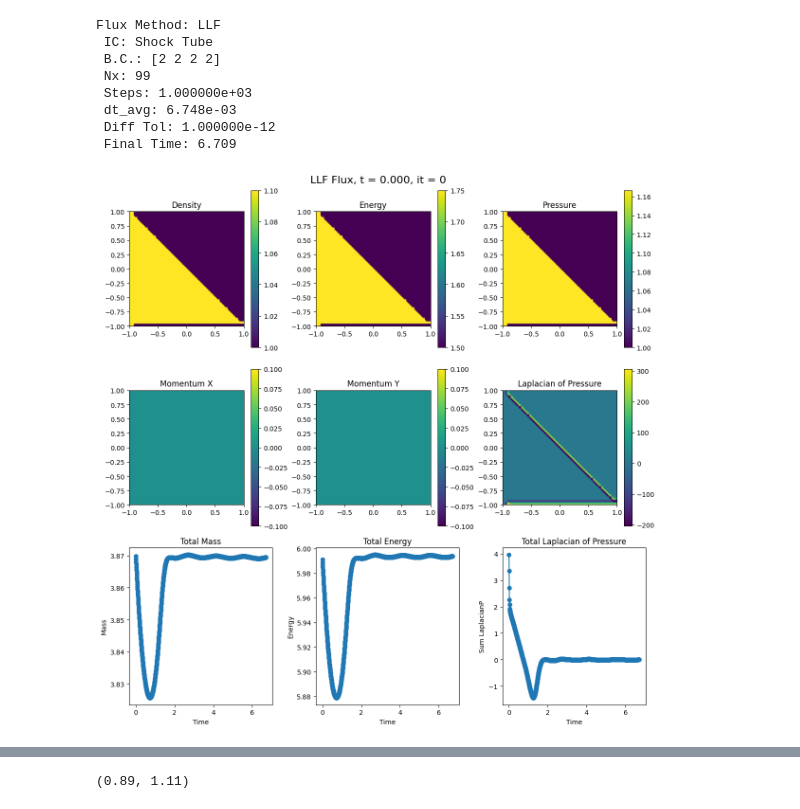
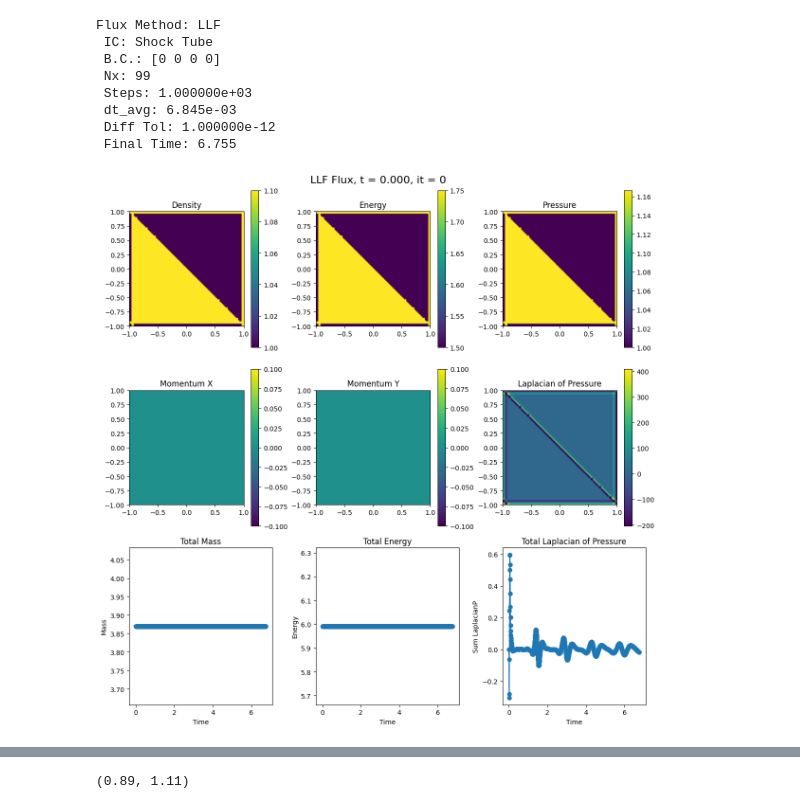
Before and after one commit to Jimbo-Coder/PyFluid, a Jupyter notebook: main.ipynb, the cells around one changed output, grey strips where cells are left out. Drawn from its saved outputs; the diff is of its cells as text; code cells hidden in the pictures.

```diff
--- a/main.ipynb
+++ b/main.ipynb
@@ -358,9 +358,9 @@ class Fluid2D:
                self.momentum[:,:,-self.ng:] = self.momentum[:,:,-2*self.ng:-self.ng]
                self.momentum[0,:,-self.ng:] *= -1.0
             if self.bci[2] == 2: #BOTTOM Reflection
-               self.rho[:self.ng,:] = self.rho[-2*self.ng:-self.ng,:]
-               self.energy[:self.ng,:] = self.energy[-2*self.ng:-self.ng,:]
-               self.momentum[:, :self.ng,:] = self.momentum[:, -2*self.ng:-self.ng,:]
+               self.rho[:self.ng,:] = self.rho[self.ng:2*self.ng,:]
+               self.energy[:self.ng,:] = self.energy[self.ng:2*self.ng,:]
+               self.momentum[:, :self.ng,:] = self.momentum[:, self.ng:2*self.ng,:]
                self.momentum[1,:self.ng,:] *= -1.0
             if self.bci[3] == 2: #TOP Reflection
                self.rho[-self.ng:,:] = self.rho[-2*self.ng:-self.ng,:]
@@ -553,38 +553,38 @@ class Fluid2D:
         P_xx, bad = np.gradient(self.gradPs[0],self.dx, axis=(1,2))
         bad,P_yy = np.gradient(self.gradPs[1],self.dx, axis=(1,2))
         self.lapPs = (P_xx + P_yy)
         self.laptots = np.sum(self.lapPs, axis=(1,2)) * self.dx * self.dx
 
 
 x0t = -1.0; x1t = 1.0;  nxt = 99;
 Nsteps =1e3
 #IC Key
 #[0 = Central Circular Shock, 1 = Central Square Shock, 2 = Wave, 3 = Vortex, 4 = Shock Tube]
 ici = 4
 #BC Key
 #[0 = Periodic, 1 = Outflow, 2 = Reflective  ]
 # LHS, RHS, BOTTOM, TOP
-bci = np.array([2,2,2,2])
+bci = np.array([0,0,0,0])
 #Flux Methods
 #[0 = LLF, 1 = HLLE, 2 = HLLC]
 flux_meth = 0
 state = Fluid2D(x0t, x1t, nxt, ici, bci, Nsteps, flux_meth)
 state.run_and_store()
 
 it = 0
 state.plot_all(it)
 #state.compute_HLL_and_update()
 print(f"Flux Method: {state.fluxname} \n IC: {state.icname} \n B.C.: {bci} \n Nx: {nxt} \n Steps: {Nsteps:5e} \n dt_avg: {state.dt:.3e} \n Diff Tol: {state.difftol:5e} \n Final Time: {state.t:.3f}")
 # %% [output]
 Flux Method: LLF
  IC: Shock Tube
- B.C.: [2 2 2 2]
+ B.C.: [0 0 0 0]
  Nx: 99
  Steps: 1.000000e+03
- dt_avg: 6.748e-03
+ dt_avg: 6.845e-03
  Diff Tol: 1.000000e-12
- Final Time: 6.709
+ Final Time: 6.755
-[figure, old version]
+[figure, new version]
 [figure]
 # %%
 #it=0
```
